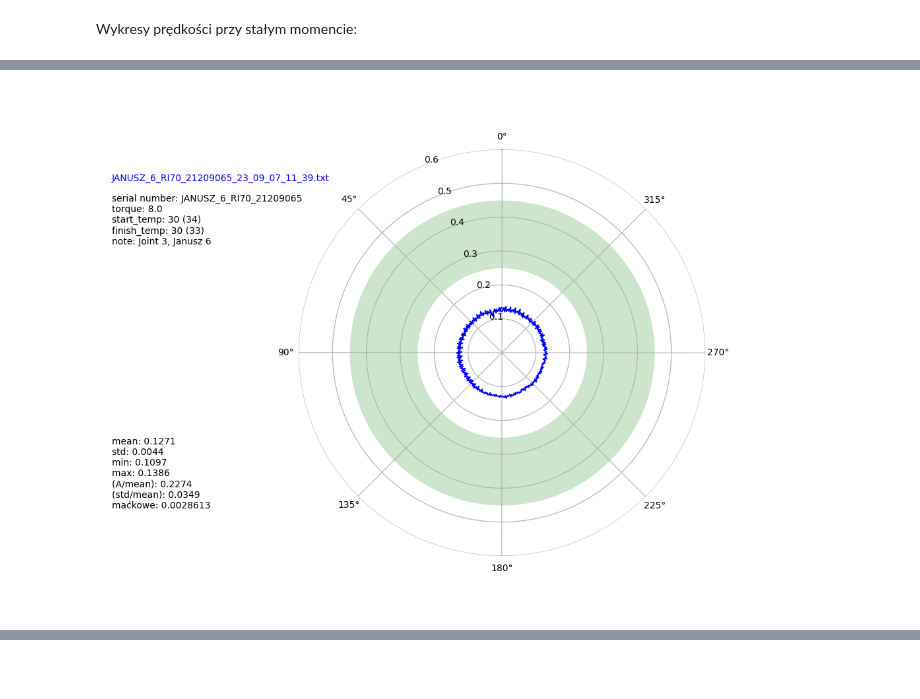
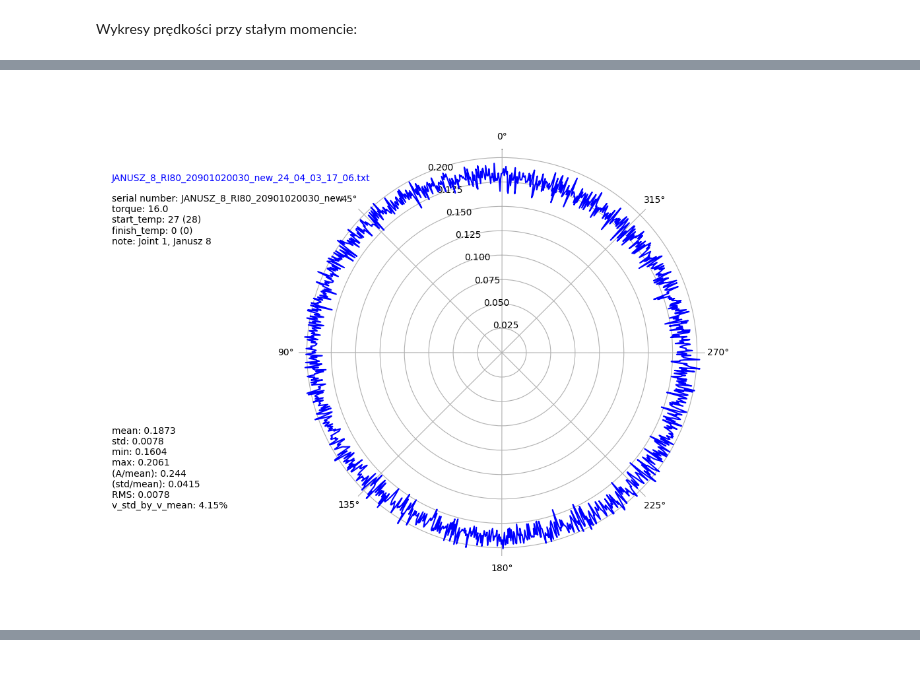
Before and after one commit to avena-robotics/mech_diagnostics, a Jupyter notebook: Diagnostyka.ipynb, the cells around one changed output, grey strips where cells are left out. Drawn from its saved outputs; the diff is of its cells as text; code cells hidden in the pictures.

```diff
--- a/Diagnostyka.ipynb
+++ b/Diagnostyka.ipynb
@@ -45,12 +46,10 @@ def initialize_joint(bus, mode: int, nr_id):
 # %% [markdown]
 Parametry diagnostyki:
 # %%
-const_torque=8. #zadawany moment obrotowy (konieczna kropka na końcu jeżeli jest to liczba całkowita) 16 dla J25, 8 dla J20
+bus = can.interface.Bus(bustype='socketcan', channel='can0', bitrate=1000000, data_bitrate=5000000, fd=True)
+nr_id = get_can_id(bus) #numer id jaki chcemy nadac do jointa
 
-bus = can.interface.Bus(bustype='socketcan', channel='can0', bitrate=1000000, data_bitrate=5000000, fd=False)
-
-nr_id = get_can_id(bus) #numer id jaki chcemy nadac do jointa
-serial="JANUSZ_6_RI70_21209065" #musi byc min jedna litera w numerze
-note="Joint 3, Janusz 6" #póki co musi być cokolwiek
+serial="JANUSZ_8_RI80_20901020030_new" #musi byc min jedna litera w numerze
+note="Joint 1, Janusz 8" #póki co musi być cokolwiek
 path = "/home/pi/mech_diagnostics/diagnostic_data"
 # %%
@@ -230,9 +258,6 @@ for fname in flist:
         data_points = []
         with open(path+'/'+serial+'/'+fname) as file:
             data_points+=(list(file))
-
-        f, a = plt.subplots(subplot_kw={'projection': 'polar'})
-        f.canvas.manager.set_window_title(fname)
 
         if "serial number: " in data_points[0]:
             r_serial=data_points[0].strip()
@@ -265,45 +290,68 @@ for fname in flist:
             r_note=''
 
         data_points=[point.split() for point in data_points]
+        data_points=np.array(data_points, dtype=float)
+        data_points = data_points[~np.isnan(data_points[:,1])]
+        # print(data_points[1])
+
+        f, a = plt.subplots(subplot_kw={'projection': 'polar'})
+        f.canvas.manager.set_window_title(fname)
+
+        avg_samples = 10 # Przykładowa wartość dla ilości próbek do średniej ruchomej
+        # fname, r_serial, r_tq, r_temp1, r_temp2, r_note = 'Przykład', 'Serial', 'Tq', 'Temp1', 'Temp2', 'Notatka'
+
+        v_min = data_points[:,1].min() # Min
+        v_max = data_points[:,1].max() # Max
+        v_mean = np.nanmean(data_points[:,1]) # Średnia
+        v_std = np.nanstd(data_points[:,1]) # Odchylenie standardowe
+        v_A = (v_max - v_min) # Różnica między maksymalną a minimalną
+        v_std_by_v_mean = (v_std / v_mean) * 100 # Różnica między maksymalną a minimalną
+
+        # Obliczanie wartości skutecznej
+        v_rms = np.sqrt(np.nanmean((data_points[:,1] - v_mean)**2))
+
+        v_moving_avg = np.convolve(data_points[:,1], np.ones(avg_samples), 'same') / avg_samples
+        boundary = int(np.ceil(avg_samples / 2))
+        v_moving_avg_deviation_mean = np.nanmedian(abs(data_points[:,1] - v_moving_avg)[boundary:-boundary])
+
+        plt.figtext(0.02, 0.82, str(fname), color = 'blue')
+        plt.figtext(0.02, 0.7, r_serial+'\n'+r_tq+'\n'+r_temp1+'\n'+r_temp2+'\n'+r_note)
+        plt.figtext(0.02, 0.2, 'mean: '+ str(round(v_mean,4))+'\nstd: '+str(round(v_std,4))+'\nmin: '+ str(round(v_min,4))+'\nmax: '+ str(round(v_max,4))+'\n(A/mean): ' + str(round(v_A/v_mean,4)) + '\n(std/mean): ' + str(round(v_std/v_mean,4)) + '\nRMS: ' + str(round(v_rms,4)) + '\nv_std_by_v_mean: ' + str(round(v_std_by_v_mean,2)) + '%')
 
 
-        data_points=np.array(data_points,dtype=float)
-
-        data_points = data_points[~np.isnan(data_points[:,1])]
-
-        if len(ref_data):
-            a.set_ylim(0,max(0.6,data_points[:,1].max(),ref_data[:,1].max())) #zakres predkosci wykresu
-        else:
-            a.set_ylim(0,max(0.6,data_points[:,1].max())) #zakres predkosci wykresu
+#         if len(ref_data):
+#             a.set_ylim(0,max(0.6,data_points[:,1].max(),ref_data[:,1].max())) #zakres predkosci wykresu
+#         else:
+#             a.set_ylim(0,max(0.6,data_points[:,1].max())) #zakres predkosci wykresu
 
         a.set_theta_offset(1.57)
 
         a.plot(data_points[:, 0], data_points[:, 1],color='blue')
 
-        a.fill_between(data_points[:,0],ref_v_min,ref_v_max,alpha=0.2,linewidth=0,color='green')
+#         a.fill_between(data_points[:,0],ref_v_min,ref_v_max,alpha=0.2,linewidth=0,color='green')
 
-        v_min = data_points[:,1].min()
-        v_max = data_points[:,1].max()
-        v_mean = np.nanmean(data_points[:,1])
-        v_std = np.nanstd(data_points[:,1])
-        v_A = (v_max-v_min)
+#         v_min = data_points[:,1].min() #min
+#         v_max = data_points[:,1].max() #max
+#         v_mean = np.nanmean(data_points[:,1]) #wartosc srodkowa
+#         v_std = np.nanstd(data_points[:,1]) #odchylenie standardowe
+#         v_A = (v_max-v_min)
 
-        v_moving_avg = np.convolve(data_points[:,1],np.ones(avg_samples),'same')/avg_samples
-        boundary=int(np.ceil(avg_samples/2))
-        v_moving_avg_deviation_mean = np.nanmedian(abs(data_points[:,1]-v_moving_avg)[boundary:-boundary])
+#         v_moving_avg = np.convolve(data_points[:,1],np.ones(avg_samples),'same')/avg_samples
+#         boundary=int(np.ceil(avg_samples/2))
+#         v_moving_avg_deviation_mean = np.nanmedian(abs(data_points[:,1]-v_moving_avg)[boundary:-boundary])
 
-        # f.suptitle("Joint "+str(fname))
-        # a.set_title(str(r_tq)+' '+str(r_temp1)+' '+str(r_temp2))
-        plt.figtext(0.02,0.82,str(fname),color = 'blue')
-        plt.figtext(0.02,0.7,r_serial+'\n'+r_tq+'\n'+r_temp1+'\n'+r_temp2+'\n'+r_note)
-        plt.figtext(0.02,0.2,'mean: '+ str(round(v_mean,4))+'\nstd: '+str(round(v_std,4))+'\nmin: '+ str(round(v_min,4))+'\nmax: '+ str(round(v_max,4))+'\n(A/mean): ' + str(round(v_A/v_mean,4)) + '\n(std/mean): ' + str(round(v_std/v_mean,4))+
-                   '\nmaćkowe: ' + str(round(v_moving_avg_deviation_mean,9)))
+#         # f.suptitle("Joint "+str(fname))
+#         # a.set_title(str(r_tq)+' '+str(r_temp1)+' '+str(r_temp2))
+#         plt.figtext(0.02,0.82,str(fname),color = 'blue')
+#         plt.figtext(0.02,0.7,r_serial+'\n'+r_tq+'\n'+r_temp1+'\n'+r_temp2+'\n'+r_note)
+#         plt.figtext(0.02,0.2,'mean: '+ str(round(v_mean,4))+'\nstd: '+str(round(v_std,4))+'\nmin: '+ str(round(v_min,4))+'\nmax: '+ str(round(v_max,4))+'\n(A/mean): ' + str(round(v_A/v_mean,4)) + '\n(std/mean): ' + str(round(v_std/v_mean,4))+
+#                    '\nmaćkowe: ' + str(round(v_moving_avg_deviation_mean,9)))
 
-        if len(ref_data):
-            a.plot(ref_data[:, 0], ref_data[:, 1],alpha=0.8,color='green')
-            plt.figtext(0.78,0.82,str(rfname),color = 'green')
-            plt.figtext(0.78,0.7,rf_serial+'\n'+rf_tq+'\n'+rf_temp1+'\n'+rf_temp2+'\n'+rf_note)
-            plt.figtext(0.78,0.2,'mean: '+ str(round(np.nanmean(ref_data[:,1]),4))+'\nstd: '+str(round(np.nanstd(ref_data[:,1]),4))+'\nmin: '+ str(round(ref_data[:,1].min(),4))+'\nmax: '+ str(round(ref_data[:,1].max(),4)))
+#         if len(ref_data):
+#             a.plot(ref_data[:, 0], ref_data[:, 1],alpha=0.8,color='green')
+#             plt.figtext(0.78,0.82,str(rfname),color = 'green')
+#             plt.figtext(0.78,0.7,rf_serial+'\n'+rf_tq+'\n'+rf_temp1+'\n'+rf_temp2+'\n'+rf_note)
+#             plt.figtext(0.78,0.2,'mean: '+ str(round(np.nanmean(ref_data[:,1]),4))+'\nstd: '+str(round(np.nanstd(ref_data[:,1]),4))+'\nmin: '+ str(round(ref_data[:,1].min(),4))+'\nmax: '+ str(round(ref_data[:,1].max(),4)))
 
         try:
             if len(target_file) and len(ref_data):
@@ -316 +365 @@ for fname in flist:
-[figure, old version]
+[figure, new version]
```
Also changed, not shown: parts of 11 cells of this notebook, 5 other files.
